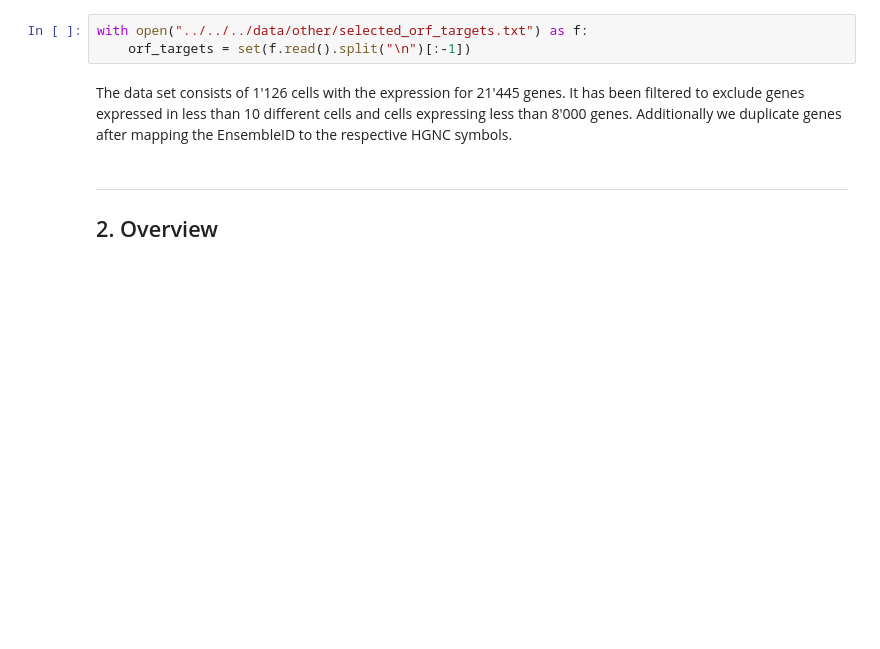
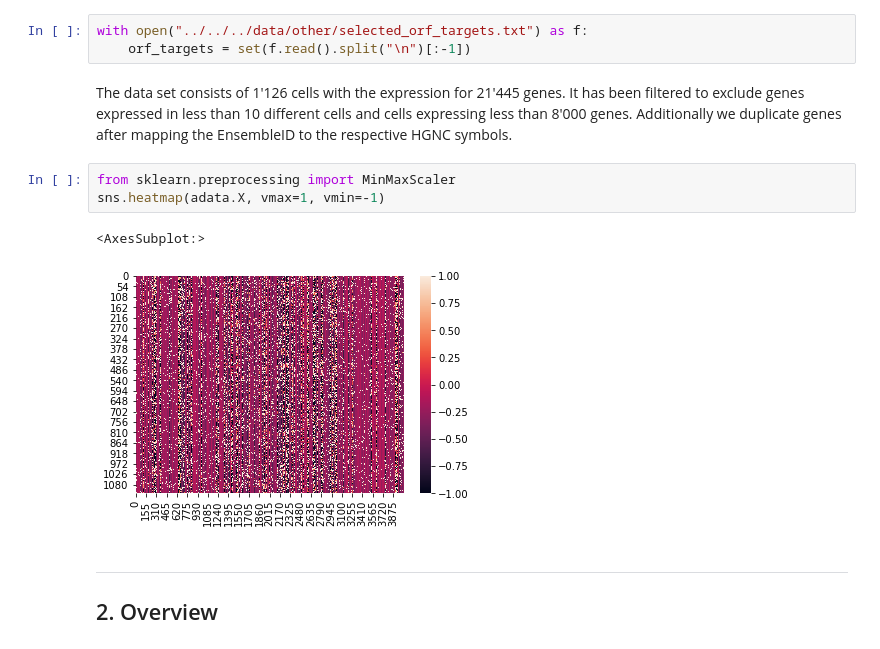
Before and after one commit to uhlerlab/image2reg, a Jupyter notebook: notebooks/ppi/gex_analyses/gex_eda.ipynb, the cells around one changed output. Drawn from its saved outputs; the diff is of its cells as text; blank space fills up the shorter version.

Commit message:
multiple additions for figure generation

```diff
--- a/notebooks/ppi/gex_analyses/gex_eda.ipynb
+++ b/notebooks/ppi/gex_analyses/gex_eda.ipynb
@@ -36,6 +36,12 @@ with open("../../../data/other/selected_orf_targets.txt") as f:
     orf_targets = set(f.read().split("\n")[:-1])
 # %% [markdown]
 The data set consists of 1'126 cells with the expression for 21'445 genes. It has been filtered to exclude genes expressed in less than 10 different cells and cells expressing less than 8'000 genes. Additionally we duplicate genes after mapping the EnsembleID to the respective HGNC symbols.
+# %%
+from sklearn.preprocessing import MinMaxScaler
+sns.heatmap(adata.X, vmax=1, vmin=-1)
+# %% [output]
+<AxesSubplot:>
+[figure, added]
 # %% [markdown]
 ---
 
```
Also changed, not shown: parts of 1 cell of this notebook, 7 other files.
